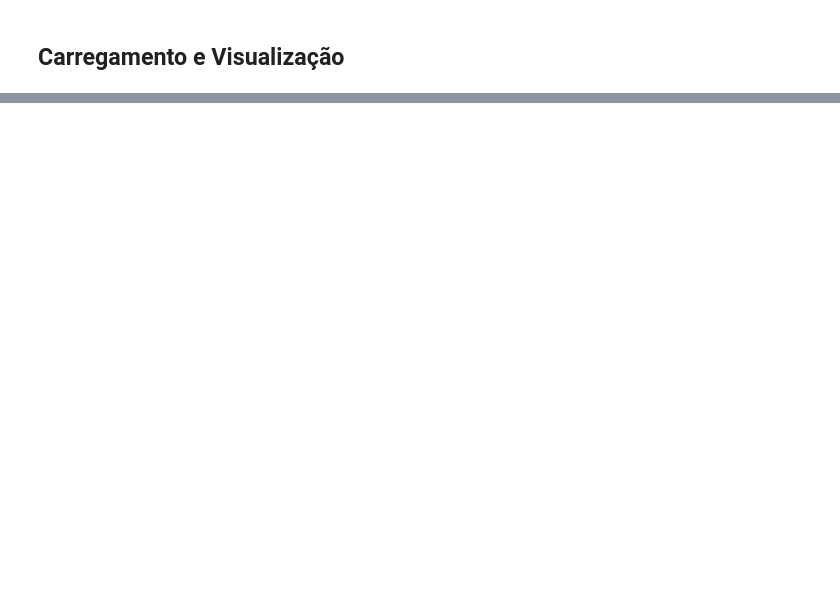
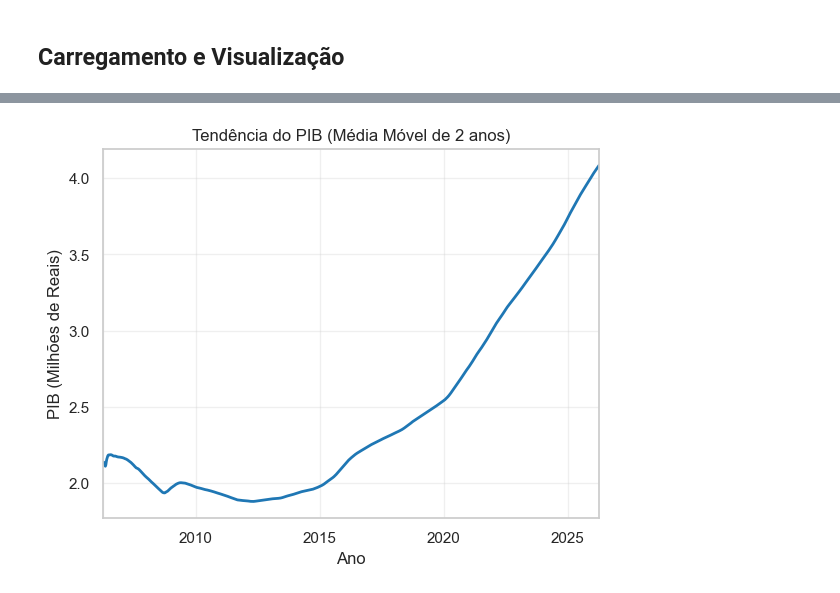
Before and after one commit to lfaoliveira/TRAB_SERIES_TEMP, a Jupyter notebook: main.ipynb, the cells around one changed output, grey strips where cells are left out. Cells and saved outputs as stored; diff of their text form; code cells hidden in the pictures; blank space fills up the shorter version.

Commit message:
usando dataset do dolar:
Visualização dos dados OK
Adaptação de dados faltantes OK
Análise de Tendência OK

```diff
--- a/main.ipynb
+++ b/main.ipynb
@@ -338,0 +442,90 @@ PLOTANDO HISTOGRAMAS
+# %%
+from pandas import PeriodIndex
+import pandas as pd
+from matplotlib.figure import Figure
+import pandas as pd
+from sklearn.linear_model import LinearRegression
+import numpy as np
+
+def calc_stats():
+    window = 360*2 #indice esta em dias, logo isso da 1 ano
+    tend = pd.Series(list(dolar_series.rolling(window)))
+    tend = dolar_df.iloc[:, 0].astype(float).rolling(window=window, min_periods=1).mean()
+
+    period_idx: PeriodIndex = PeriodIndex(dolar_df.index, freq="D")
+    tend.index = period_idx.to_timestamp()
+
+    ax = tend.plot(
+        kind="line",
+        color="tab:blue",
+        linewidth=2,
+        title=f"Tendência do PIB (Média Móvel de {window//360} anos)"
+    )
+    ax.set_xlabel("Ano")
+    ax.set_ylabel("PIB (Milhões de Reais)")
+    ax.grid(True, alpha=0.3)
+
+def plot_regressao_linear_intervalo_total(
+    df: pd.DataFrame,
+    value_col: str = "Cotação USD-BRL"
+ ) :
+    """Plota a serie e a regressao linear usando todo o intervalo temporal."""
+    work_df = df.copy()
+
+    if value_col not in work_df.columns:
+        numeric_cols = work_df.select_dtypes(include=[np.number]).columns.tolist()
+        if not numeric_cols:
+            raise ValueError("Nao existem colunas numericas para regressao linear.")
+        value_col = numeric_cols[0]
+
+    series = pd.to_numeric(work_df[value_col], errors="coerce").dropna()
+    if series.empty:
+        raise ValueError("Serie vazia apos limpeza; nao foi possivel ajustar regressao.")
+    x = series.index.map(pd.Timestamp.toordinal).to_numpy(dtype=float).reshape(-1, 1)
+    y = series.to_numpy(dtype=float)
+
+    model = LinearRegression()
+    model.fit(x, y)
+
+    y_pred = model.predict(x)
+
+    sns.set_theme(style="whitegrid")
+    fig, ax = plt.subplots(figsize=(12, 6))
+    sns.lineplot(x=series.index, y=y, ax=ax, label="Serie observada", color="#0B4F6C", linewidth=1.8)
+    sns.lineplot(x=series.index, y=y_pred, ax=ax, label="Regressao linear", color="#D1495B", linewidth=2.2)
+
+    ax.set_title("Linha de tendência do intervalo total", fontsize=13, fontweight="bold")
+    ax.set_xlabel("Tempo")
+    ax.set_ylabel(value_col)
+    ax.grid(True, alpha=0.25)
+    ax.legend(loc="best")
+
+    plt.tight_layout()
+    plt.show()
+
+    return model
+
+dolar_df: pd.DataFrame = dataset
+# print(dolar_df)
+
+# dolar_index: PeriodIndex = PeriodIndex(dolar_df.index, freq="")
+# print(dolar_index)
+
+dolar_series: pd.Series = pd.Series(list(dolar_df.values))
+
+
+def sazon(df):
+    pass
+
+def estacionaria(df):
+    pass
+
+
+
+
+
+calc_stats()
+tendencia = plot_regressao_linear_intervalo_total(dataset)
+
+def
+# %% [output]
@@ -338,0 +535 @@ PLOTANDO HISTOGRAMAS
+[figure, added]
```
Also changed, not shown: parts of 7 cells of this notebook, 3 other files.
